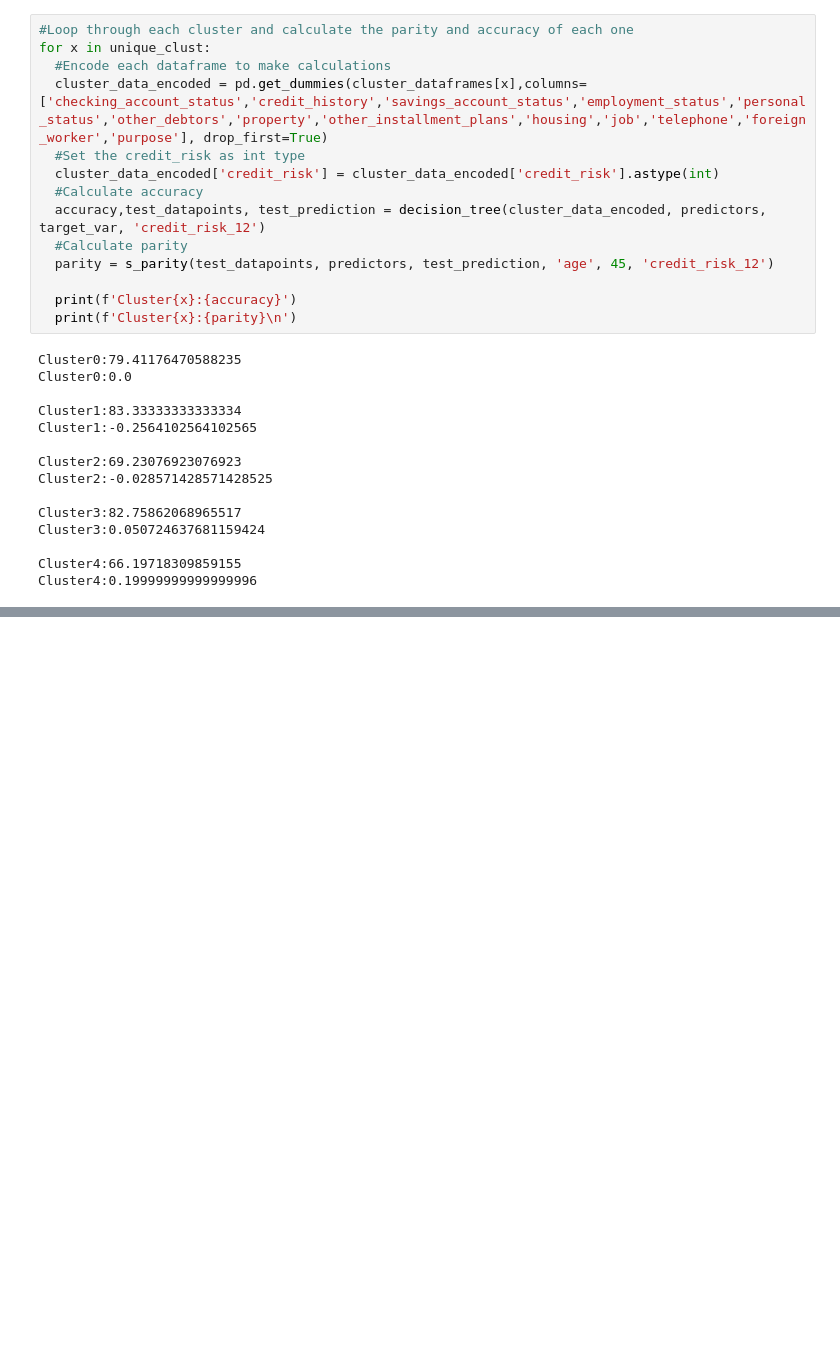
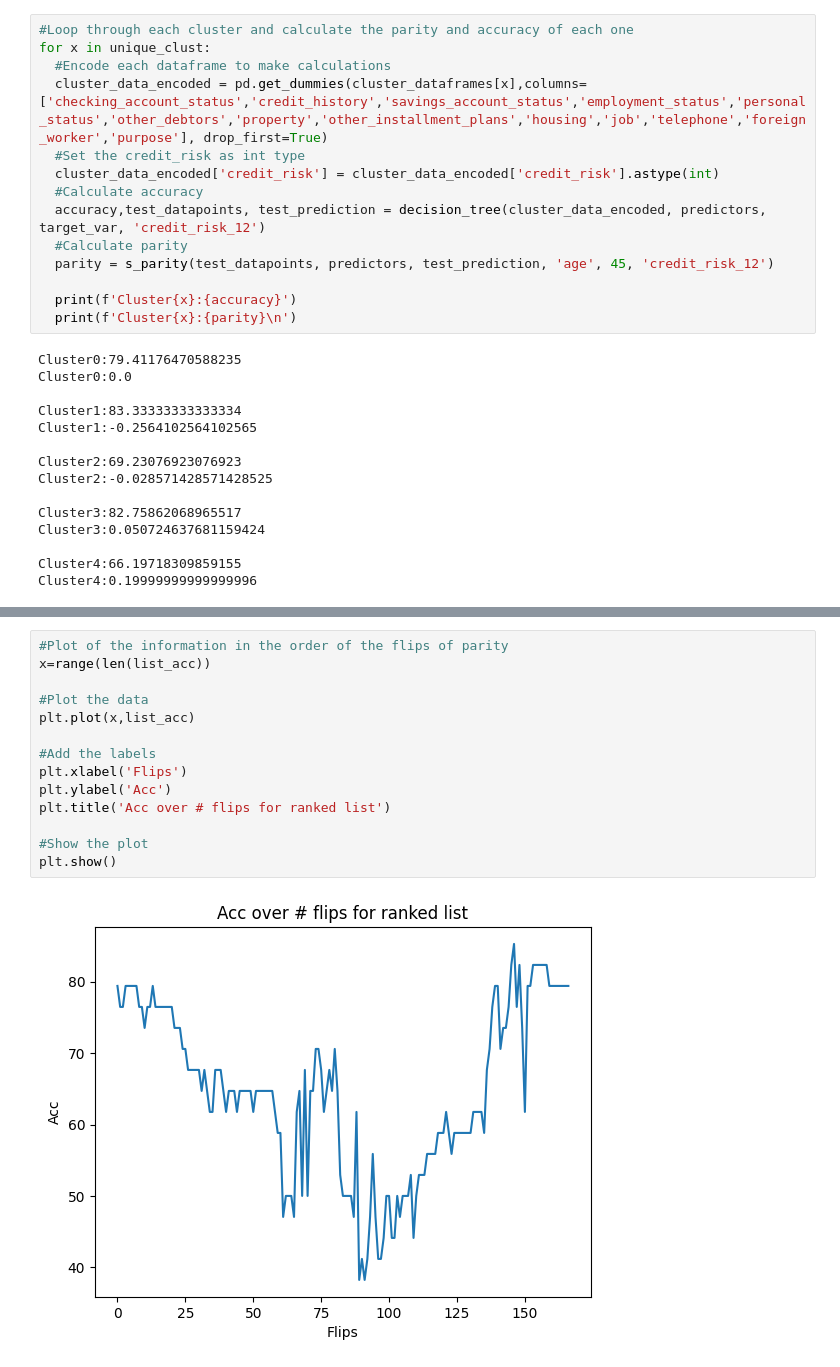
Before and after one commit to s-thandri/labelflipping, a Jupyter notebook: german_clustering.ipynb, the cells around one changed output, grey strips where cells are left out. Saved outputs shown, nothing was run; the diff lists cells and outputs as text; blank space fills up the shorter version.

```diff
--- a/german_clustering.ipynb
+++ b/german_clustering.ipynb
@@ -355,0 +282,16 @@ print(parity)
+# %%
+#Plot of the information in the order of the flips of parity
+x=range(len(list_acc))
+
+#Plot the data
+plt.plot(x,list_acc)
+
+#Add the labels
+plt.xlabel('Flips')
+plt.ylabel('Acc')
+plt.title('Acc over # flips for ranked list')
+
+#Show the plot
+plt.show()
+# %% [output]
+[figure, added]
```
Also changed, not shown: parts of 15 cells of this notebook.
